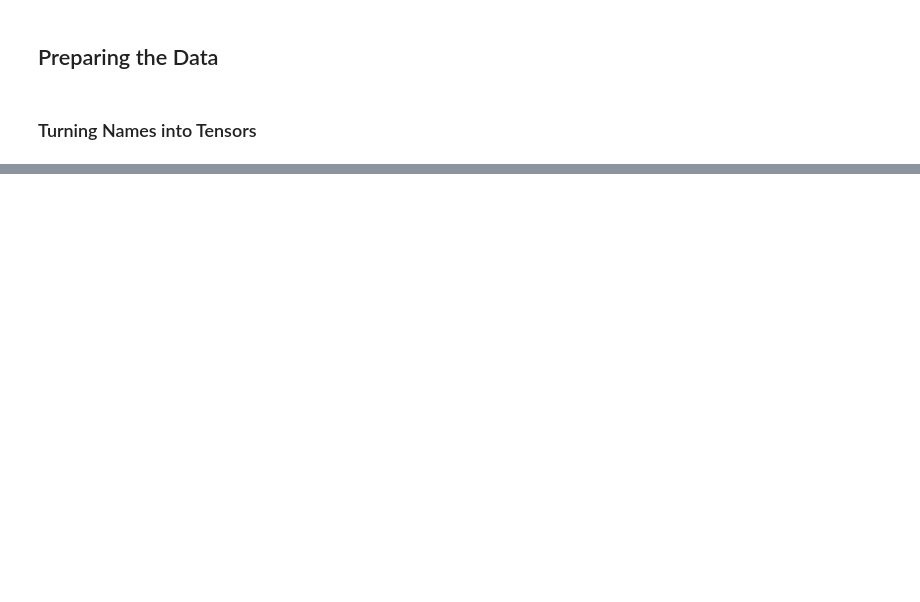
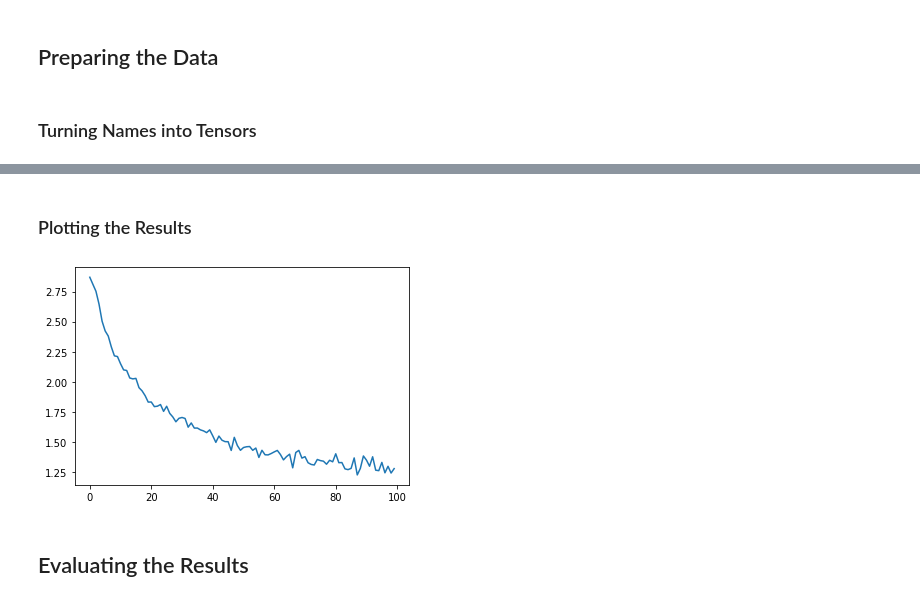
Before and after one commit to Chunngai/notes, a Jupyter notebook: pytorch/NLP/NLP FROM SCRATCH - CLASSIFYING NAMES WITH A CHARACTER-LEVEL RNN.ipynb, the cells around one changed output, grey strips where cells are left out. Drawn from its saved outputs; the diff is of its cells as text; code cells hidden in the pictures; blank space fills up the shorter version.

```diff
--- a/pytorch/NLP/NLP FROM SCRATCH - CLASSIFYING NAMES WITH A CHARACTER-LEVEL RNN.ipynb
+++ b/pytorch/NLP/NLP FROM SCRATCH - CLASSIFYING NAMES WITH A CHARACTER-LEVEL RNN.ipynb
@@ -81,0 +126,4 @@ tensor([[[0., 0., 0., 0., 0., 0., 0., 0., 0., 0., 0., 0., 0., 0., 0., 0., 0.,
+# %%
+criterion = nn.NLLLoss()
+# %%
+optimizer = optim.SGD(rnn.parameters(), lr=0.005)
@@ -81,0 +146,37 @@ tensor([[[0., 0., 0., 0., 0., 0., 0., 0., 0., 0., 0., 0., 0., 0., 0., 0., 0.,
+# %%
+def time_since(since):
+    now = time.time()
+
+    total_secs = now - since
+
+    minute = int(total_secs / 60)
+    second = total_secs - minute * 60
+
+    return "%dm %ds" % (minute, second)
+# %%
+n_iters = 100_000
+print_every = 5_000
+plot_every = 1_000
+
+current_loss = 0
+all_losses = []
+
+start = time.time()
+
+for iteration in range(1, n_iters + 1):
+    language, name, language_tensor, name_tensor = random_training_example()
+    output, loss = train(language_tensor, name_tensor)
+
+    # Tracks the training process
+    current_loss += loss
+    if iteration % print_every == 0:
+        guess, _ = language_from_output(output)
+        correct = '✓' if guess == language else '✗ (%s)' % language
+        print("%d %d%% (%s) %.4f %s / %s %s" % (iteration, iteration / n_iters * 100,
+                                                time_since(start), loss, name, guess,
+                                                correct)
+             )
+
+    if iteration % plot_every == 0:
+        all_losses.append(current_loss / plot_every)
+        current_loss = 0
@@ -81,0 +204,9 @@ tensor([[[0., 0., 0., 0., 0., 0., 0., 0., 0., 0., 0., 0., 0., 0., 0., 0., 0.,
+# %% [markdown]
+### Plotting the Results
+# %%
+plt.plot(all_losses)
+plt.show()
+# %% [output]
+[figure, added]
+# %% [markdown]
+## Evaluating the Results
```
Also changed, not shown: parts of 21 cells of this notebook.
